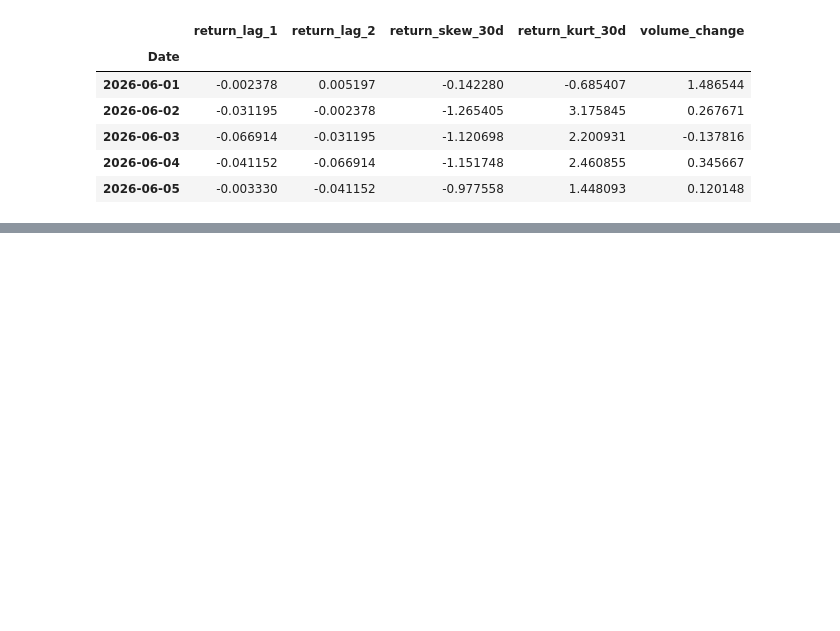
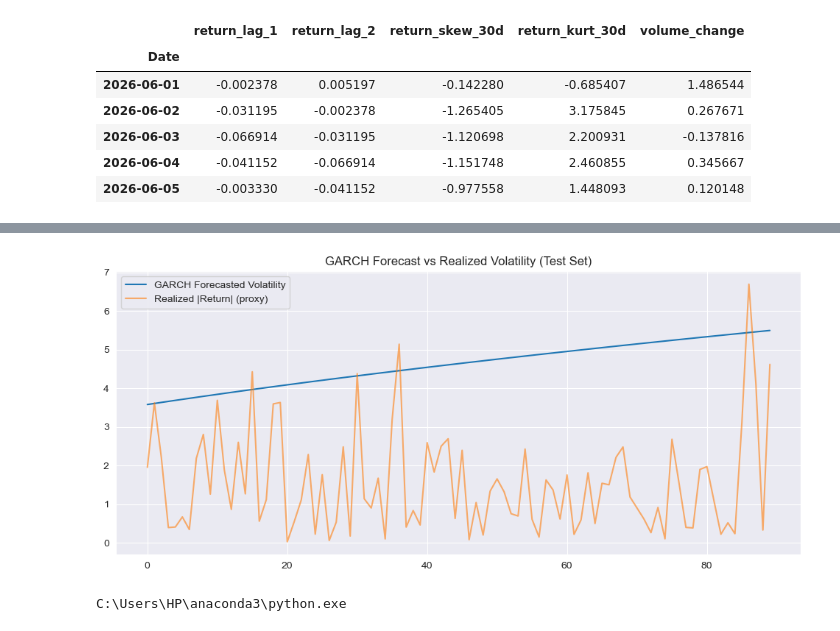
Before and after one commit to MADEKUOROYE/bitcoin-volatility-forecasting, a Jupyter notebook: notebooks/01_edabitcoin.ipynb, the cells around one changed output, grey strips where cells are left out. Drawn from its saved outputs; the diff is of its cells as text; code cells hidden in the pictures; blank space fills up the shorter version.

Commit message:
Phase 3: GARCH(1,1) volatility modeling - static and rolling forecasts

```diff
--- a/notebooks/01_edabitcoin.ipynb
+++ b/notebooks/01_edabitcoin.ipynb
@@ -233,0 +236,11 @@ df[['return_lag_1', 'return_lag_2', 'return_skew_30d', 'return_kurt_30d', 'volum
+# %%
+from arch import arch_model
+
+# Use returns in percentage terms (arch library convention)
+returns = df['log_return'].dropna() * 100
+
+# Time-based split - last 90 days as test set
+split_idx = len(returns) - 90
+train, test = returns[:split_idx], returns[split_idx:]
+
+print(f"Train size: {len(train)}, Test size: {len(test)}")
@@ -233,0 +251,4 @@ df[['return_lag_1', 'return_lag_2', 'return_skew_30d', 'return_kurt_30d', 'volum
+# %%
+model = arch_model(train, vol='GARCH', p=1, q=1, dist='t')  # Student-t distribution for fat tails
+result = model.fit(disp='off')
+print(result.summary())
@@ -233,0 +275,20 @@ df[['return_lag_1', 'return_lag_2', 'return_skew_30d', 'return_kurt_30d', 'volum
+# %%
+forecasts = result.forecast(horizon=90, reindex=False)
+predicted_vol = np.sqrt(forecasts.variance.values[-1, :])
+
+# Realized volatility in test set (rolling 1-day, since these are daily forecasts)
+realized_vol = test.abs().values  # simple proxy: |return| as realized vol proxy
+
+plt.figure(figsize=(12,5))
+plt.plot(predicted_vol, label='GARCH Forecasted Volatility')
+plt.plot(realized_vol, label='Realized |Return| (proxy)', alpha=0.6)
+plt.legend()
+plt.title('GARCH Forecast vs Realized Volatility (Test Set)')
+plt.show()
+# %% [output]
+[figure, added]
+# %%
+import sys
+print(sys.executable)
+# %% [output]
+C:\Users\HP\anaconda3\python.exe
```
Also changed, not shown: parts of 11 cells of this notebook.
